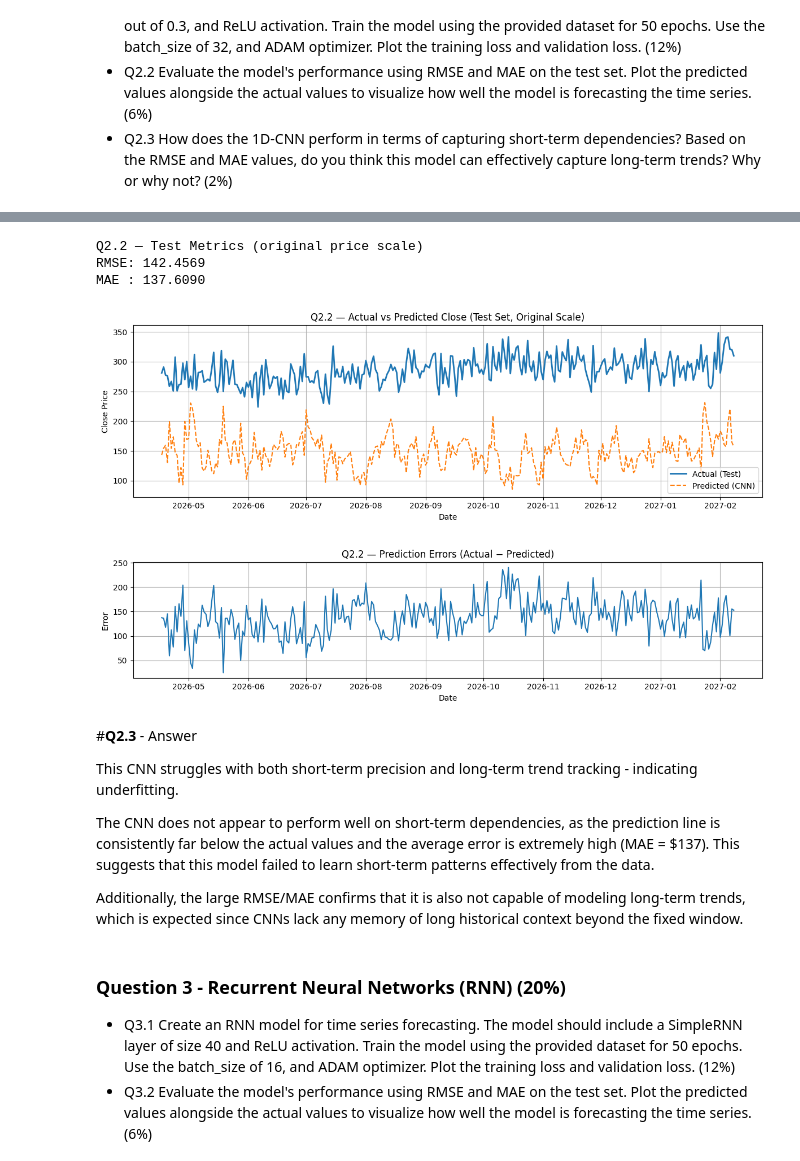
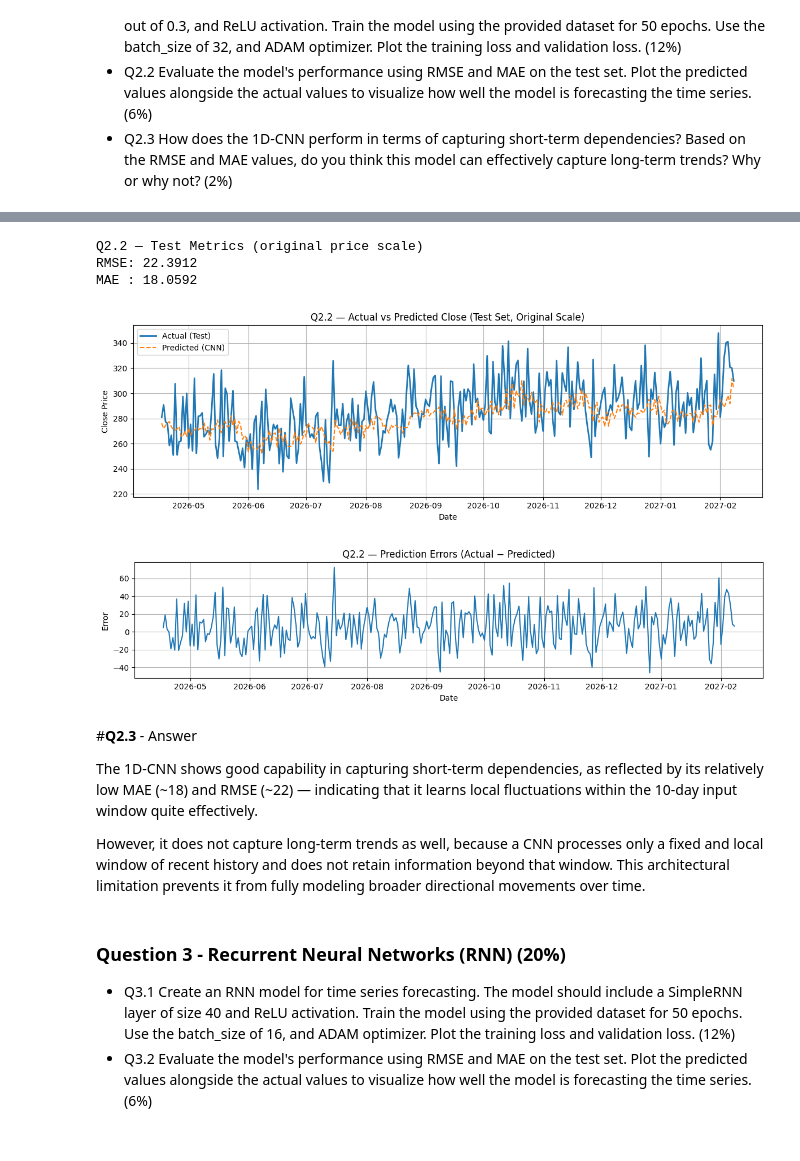
Before and after one commit to Benjamin-2003/AISE_4010_Assignments, a Jupyter notebook: AISE4010_Asn2.ipynb, the cells around one changed output, grey strips where cells are left out. Cells and saved outputs as stored; diff of their text form; code cells hidden in the pictures.

```diff
--- a/AISE4010_Asn2.ipynb
+++ b/AISE4010_Asn2.ipynb
@@ -256,43 +256,3 @@ Residual std: ~12.493
 **Why This Matters For Forecasting**
 
 Since there is a clear upward trend, we should use a forecasting model that supports non-stationarity. Because seasonality is present and stable, a seasonality-aware model will perfrom better than a model that assumes the data has no repeating pattern. SARIMA or LSTM could be good models to use on this dataset.
-# %%
-from sklearn.preprocessing import MinMaxScaler
-
-# 1) Extract Close series
-prices = ts['Close'].values.astype(float)
-
-# 2) Build sliding windows (window = 10)
-WINDOW = 10
-X, y = [], []
-for i in range(len(prices) - WINDOW):
-    X.append(prices[i : i + WINDOW])   # Input: Contains 10 consecutive past closing prices (day t to t+9)
-    y.append(prices[i + WINDOW])       # Output: The close immediately after those 10 days (day t+10)
-X = np.array(X)
-y = np.array(y)
-
-print("Q1.3 — Raw supervised arrays")
-print(f"X shape (samples, window): {X.shape}")
-print(f"y shape (samples,): {y.shape}")
-
-# 3) Normalize:
-#    - We are using min-max scaling to [0,1] which is better for NN's later
-#    - Each window is normalized independently, preserving local scale.
-
-scaler = MinMaxScaler()
-X_scaled = np.array([scaler.fit_transform(x.reshape(-1, 1)).flatten() for x in X]) #Reshape 1D array to 2D input ([10,0] to [10,1])
-y_scaled = scaler.fit_transform(y.reshape(-1, 1))
-
-# 4) 80/20 split
-#    - We are not shuffling the data because the time must remain sequential
-
-split_idx = int(len(X_scaled) * 0.8)
-
-X_train = X_scaled[:split_idx].copy()
-X_test  = X_scaled[split_idx:].copy()
-y_train = y_scaled[:split_idx].copy()
-y_test  = y_scaled[split_idx:].copy()
-
-print("\nQ1.3 — Train/Test split (80/20 chronological)")
-print(f"Training set shape: X_train {X_train.shape}, y_train {y_train.shape}")
-print(f"Test set shape: = X_test  {X_test.shape},  y_test  {y_test.shape}")
@@ -448,9 +460,6 @@ y_pred_scaled = model.predict(X_test_cnn, verbose=0).ravel()
 
 # 2) Inverse-transform to original price scale
 #    - To interpret RMSE/MAE properly, we reverse the normalized scaling we applied in 1.3
-
-y_all = prices[WINDOW:]
-y_scaler = MinMaxScaler().fit(y_all.reshape(-1, 1))
 
 y_pred = y_scaler.inverse_transform(y_pred_scaled.reshape(-1, 1)).ravel()
 y_true = y_scaler.inverse_transform(y_test_vec.reshape(-1, 1)).ravel()
@@ -463,45 +472,43 @@ print("Q2.2 — Test Metrics (original price scale)")
 print(f"RMSE: {rmse:.4f}")
 print(f"MAE : {mae:.4f}")
 
 # 4) Plot Actual vs Predicted
 
 test_start_idx = WINDOW + split_idx
 test_dates = ts.index[test_start_idx : test_start_idx + len(y_true)]
 
 plt.figure(figsize=(12, 4))
 plt.plot(test_dates, y_true, label="Actual (Test)", linewidth=2)
 plt.plot(test_dates, y_pred, label="Predicted (CNN)", linestyle="--")
 plt.title("Q2.2 — Actual vs Predicted Close (Test Set, Original Scale)")
 plt.xlabel("Date")
 plt.ylabel("Close Price")
 plt.grid(True)
 plt.legend()
 plt.tight_layout()
 plt.show()
 
 errors = y_true - y_pred
 plt.figure(figsize=(12, 3))
 plt.plot(test_dates, errors)
 plt.title("Q2.2 — Prediction Errors (Actual − Predicted)")
 plt.xlabel("Date")
 plt.ylabel("Error")
 plt.grid(True)
 plt.tight_layout()
 plt.show()
 # %% [output]
 Q2.2 — Test Metrics (original price scale)
-RMSE: 142.4569
-MAE : 137.6090
+RMSE: 22.3912
+MAE : 18.0592
-[figure, old version]
+[figure, new version]
-[figure, old version]
+[figure, new version]
 # %% [markdown]
 #**Q2.3** - Answer
 
-This CNN struggles with both short-term precision and long-term trend tracking - indicating underfitting.
+The 1D-CNN shows good capability in capturing short-term dependencies, as reflected by its relatively low MAE (~18) and RMSE (~22) — indicating that it learns local fluctuations within the 10-day input window quite effectively.
 
-The CNN does not appear to perform well on short-term dependencies, as the prediction line is consistently far below the actual values and the average error is extremely high (MAE = $137). This suggests that this model failed to learn short-term patterns effectively from the data.
-
-Additionally, the large RMSE/MAE confirms that it is also not capable of modeling long-term trends, which is expected since CNNs lack any memory of long historical context beyond the fixed window.
+However, it does not capture long-term trends as well, because a CNN processes only a fixed and local window of recent history and does not retain information beyond that window. This architectural limitation prevents it from fully modeling broader directional movements over time.
 # %% [markdown]
 ### Question 3 - Recurrent Neural Networks (RNN) (20%)
 - Q3.1 Create an RNN model for time series forecasting. The model should include a SimpleRNN layer of size 40 and ReLU activation. Train the model using the provided dataset for 50 epochs. Use the batch_size of 16, and ADAM optimizer. Plot the training loss and validation loss. (12%)
```
Also changed, not shown: parts of 3 cells of this notebook.
